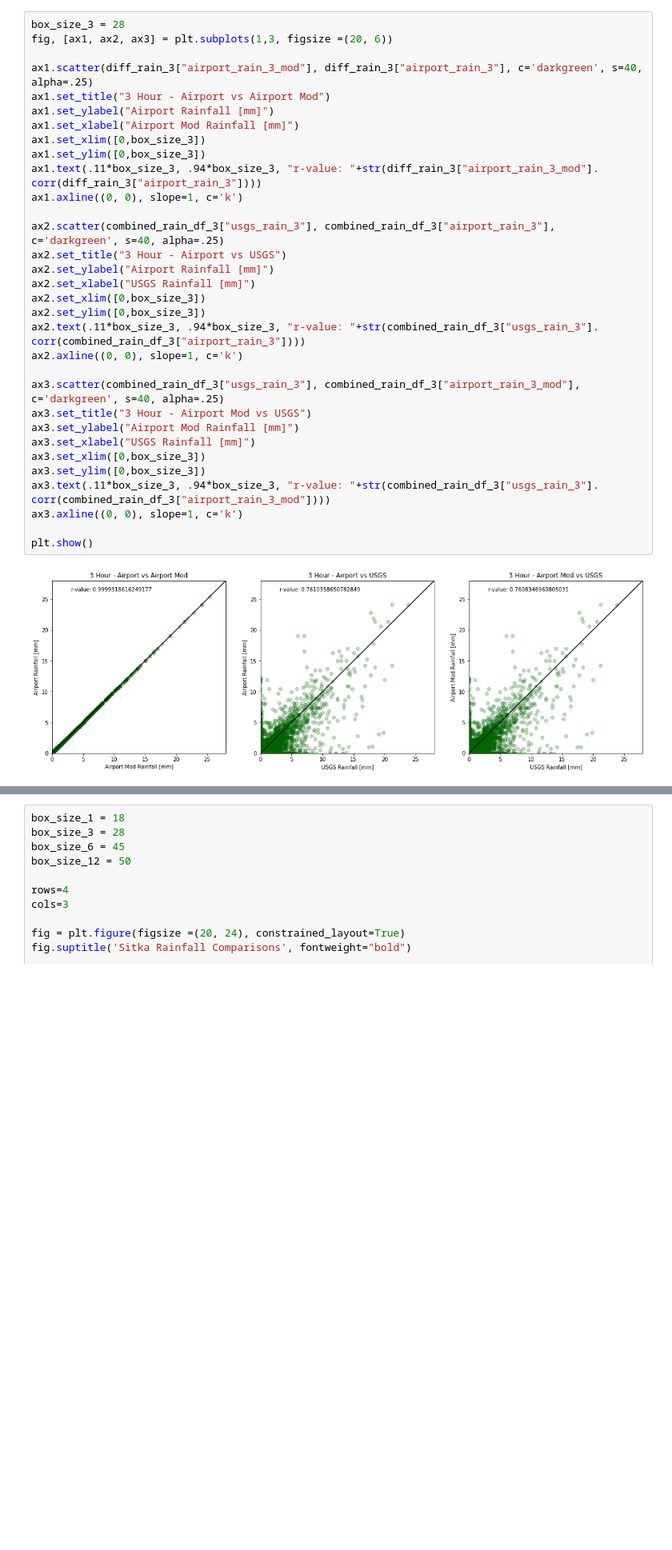
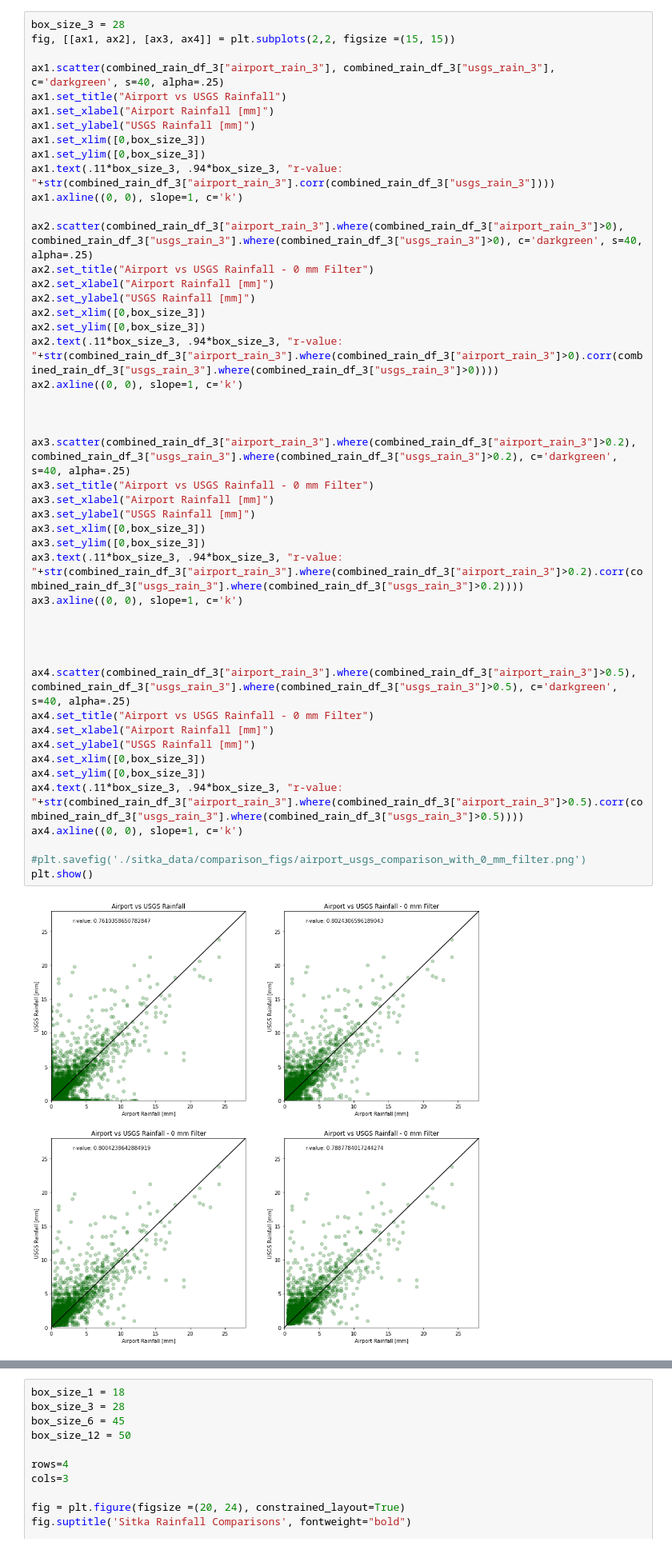
Before and after one commit to jsheppar/LSTM-Multistep-Prediction, a Jupyter notebook: rainfall_comparison.ipynb, the cells around one changed output, grey strips where cells are left out. Shown at 80% size. Saved outputs shown, nothing was run; the diff lists cells and outputs as text; blank space fills up the shorter version.

```diff
--- a/rainfall_comparison.ipynb
+++ b/rainfall_comparison.ipynb
@@ -208,34 +58,49 @@ plt.show()
 # %%
 box_size_3 = 28
-fig, [ax1, ax2, ax3] = plt.subplots(1,3, figsize =(20, 6))
+fig, [[ax1, ax2], [ax3, ax4]] = plt.subplots(2,2, figsize =(15, 15))
 
-ax1.scatter(diff_rain_3["airport_rain_3_mod"], diff_rain_3["airport_rain_3"], c='darkgreen', s=40, alpha=.25)
-ax1.set_title("3 Hour - Airport vs Airport Mod")
-ax1.set_ylabel("Airport Rainfall [mm]")
-ax1.set_xlabel("Airport Mod Rainfall [mm]")
+ax1.scatter(combined_rain_df_3["airport_rain_3"], combined_rain_df_3["usgs_rain_3"], c='darkgreen', s=40, alpha=.25)
+ax1.set_title("Airport vs USGS Rainfall")
+ax1.set_xlabel("Airport Rainfall [mm]")
+ax1.set_ylabel("USGS Rainfall [mm]")
 ax1.set_xlim([0,box_size_3])
 ax1.set_ylim([0,box_size_3])
-ax1.text(.11*box_size_3, .94*box_size_3, "r-value: "+str(diff_rain_3["airport_rain_3_mod"]. corr(diff_rain_3["airport_rain_3"])))
+ax1.text(.11*box_size_3, .94*box_size_3, "r-value: "+str(combined_rain_df_3["airport_rain_3"].corr(combined_rain_df_3["usgs_rain_3"])))
 ax1.axline((0, 0), slope=1, c='k')
 
-ax2.scatter(combined_rain_df_3["usgs_rain_3"], combined_rain_df_3["airport_rain_3"], c='darkgreen', s=40, alpha=.25)
-ax2.set_title("3 Hour - Airport vs USGS")
-ax2.set_ylabel("Airport Rainfall [mm]")
-ax2.set_xlabel("USGS Rainfall [mm]")
+ax2.scatter(combined_rain_df_3["airport_rain_3"].where(combined_rain_df_3["airport_rain_3"]>0), combined_rain_df_3["usgs_rain_3"].where(combined_rain_df_3["usgs_rain_3"]>0), c='darkgreen', s=40, alpha=.25)
+ax2.set_title("Airport vs USGS Rainfall - 0 mm Filter")
+ax2.set_xlabel("Airport Rainfall [mm]")
+ax2.set_ylabel("USGS Rainfall [mm]")
 ax2.set_xlim([0,box_size_3])
 ax2.set_ylim([0,box_size_3])
-ax2.text(.11*box_size_3, .94*box_size_3, "r-value: "+str(combined_rain_df_3["usgs_rain_3"]. corr(combined_rain_df_3["airport_rain_3"])))
+ax2.text(.11*box_size_3, .94*box_size_3, "r-value: "+str(combined_rain_df_3["airport_rain_3"].where(combined_rain_df_3["airport_rain_3"]>0).corr(combined_rain_df_3["usgs_rain_3"].where(combined_rain_df_3["usgs_rain_3"]>0))))
 ax2.axline((0, 0), slope=1, c='k')
 
-ax3.scatter(combined_rain_df_3["usgs_rain_3"], combined_rain_df_3["airport_rain_3_mod"], c='darkgreen', s=40, alpha=.25)
-ax3.set_title("3 Hour - Airport Mod vs USGS")
-ax3.set_ylabel("Airport Mod Rainfall [mm]")
-ax3.set_xlabel("USGS Rainfall [mm]")
+
+
+ax3.scatter(combined_rain_df_3["airport_rain_3"].where(combined_rain_df_3["airport_rain_3"]>0.2), combined_rain_df_3["usgs_rain_3"].where(combined_rain_df_3["usgs_rain_3"]>0.2), c='darkgreen', s=40, alpha=.25)
+ax3.set_title("Airport vs USGS Rainfall - 0 mm Filter")
+ax3.set_xlabel("Airport Rainfall [mm]")
+ax3.set_ylabel("USGS Rainfall [mm]")
 ax3.set_xlim([0,box_size_3])
 ax3.set_ylim([0,box_size_3])
-ax3.text(.11*box_size_3, .94*box_size_3, "r-value: "+str(combined_rain_df_3["usgs_rain_3"]. corr(combined_rain_df_3["airport_rain_3_mod"])))
+ax3.text(.11*box_size_3, .94*box_size_3, "r-value: "+str(combined_rain_df_3["airport_rain_3"].where(combined_rain_df_3["airport_rain_3"]>0.2).corr(combined_rain_df_3["usgs_rain_3"].where(combined_rain_df_3["usgs_rain_3"]>0.2))))
 ax3.axline((0, 0), slope=1, c='k')
 
+
+
+
+ax4.scatter(combined_rain_df_3["airport_rain_3"].where(combined_rain_df_3["airport_rain_3"]>0.5), combined_rain_df_3["usgs_rain_3"].where(combined_rain_df_3["usgs_rain_3"]>0.5), c='darkgreen', s=40, alpha=.25)
+ax4.set_title("Airport vs USGS Rainfall - 0 mm Filter")
+ax4.set_xlabel("Airport Rainfall [mm]")
+ax4.set_ylabel("USGS Rainfall [mm]")
+ax4.set_xlim([0,box_size_3])
+ax4.set_ylim([0,box_size_3])
+ax4.text(.11*box_size_3, .94*box_size_3, "r-value: "+str(combined_rain_df_3["airport_rain_3"].where(combined_rain_df_3["airport_rain_3"]>0.5).corr(combined_rain_df_3["usgs_rain_3"].where(combined_rain_df_3["usgs_rain_3"]>0.5))))
+ax4.axline((0, 0), slope=1, c='k')
+
+#plt.savefig('./sitka_data/comparison_figs/airport_usgs_comparison_with_0_mm_filter.png')
 plt.show()
 # %% [output]
-[figure, old version]
+[figure, new version]
```
Also changed, not shown: parts of 14 cells of this notebook, 57 other files.
